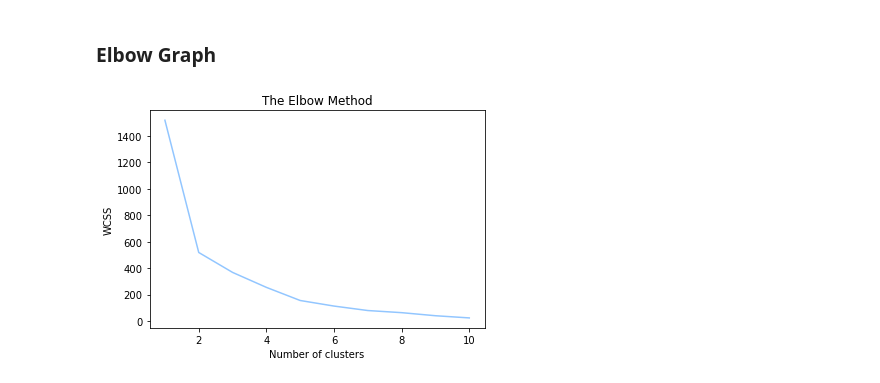
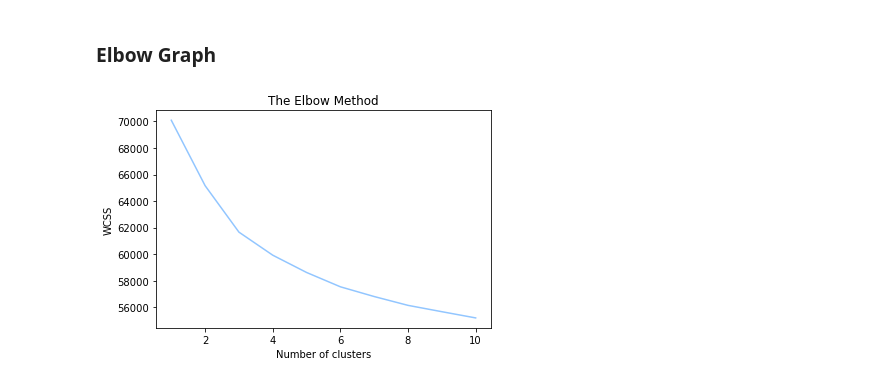
Before and after one commit to Hala-Alsouly/SDA-Capstone, a Jupyter notebook: Unsupervised ML.ipynb, the cells around one changed output. Saved outputs shown, nothing was run; the diff lists cells and outputs as text; code cells hidden in the pictures.

```diff
--- a/Unsupervised ML.ipynb
+++ b/Unsupervised ML.ipynb
@@ -230,0 +249,3 @@ array([[0, 3],
+# %%
+X1 =df.drop('Victim of cybercrime',axis=1)
+X1
@@ -244,24 +279,24 @@ plt.show()
 # %%
 # The elbow method depends on WCSS which stands for Within Cluster Sum of Squares
 
 wcss = []
 # Note: We are using K-mean++ to avoid the random initialization trap
 # Note: We are creating a plot of the WCSS for upto 10 clusters using the for loop
 # The measurement we are using is the inertia
 
 for i in range(1, 11):
     kmeans = KMeans(n_clusters = i, init = 'k-means++', random_state = 123)
-    kmeans.fit(X)
+    kmeans.fit(X1)
     wcss.append(kmeans.inertia_)
 
 plt.plot(range(1, 11), wcss)
 plt.title('The Elbow Method')
 plt.xlabel('Number of clusters')
 plt.ylabel('WCSS')
 plt.show()
 
 # From the plot we can see that the optimal number of clusters in 5
 # Note: This is also based on your judgment and your understanding of the dataset
 # %% [output]
-[figure, old version]
+[figure, new version]
 # %%
```
Also changed, not shown: parts of 19 cells of this notebook.
